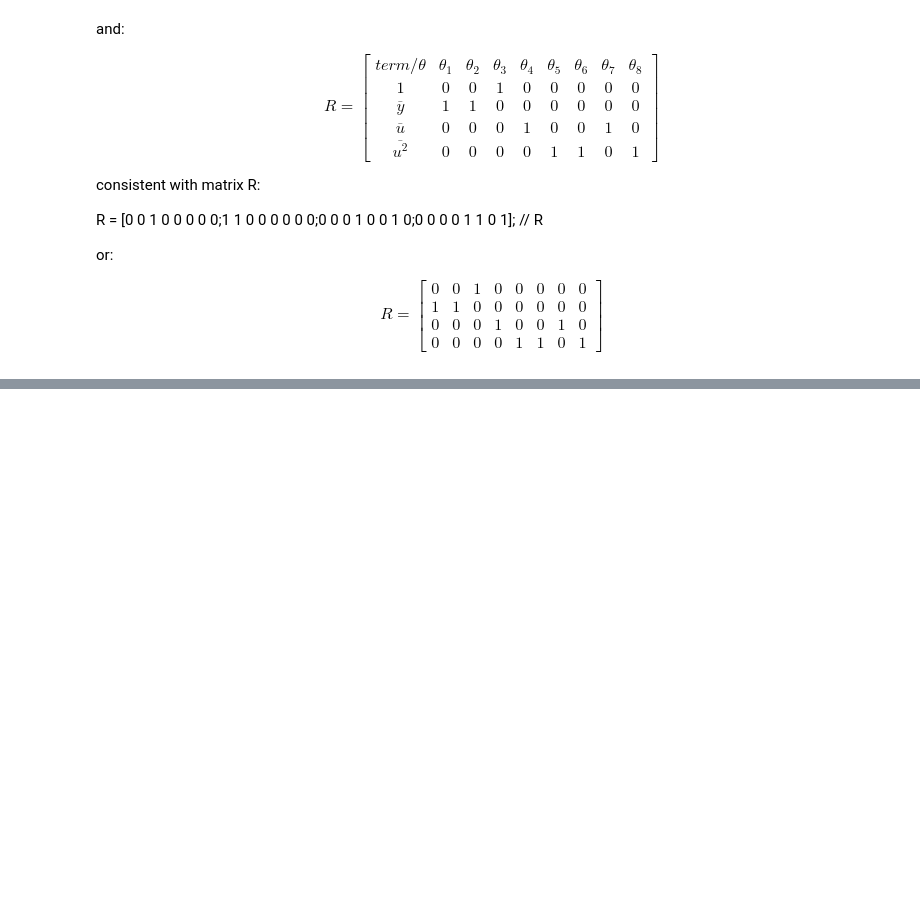
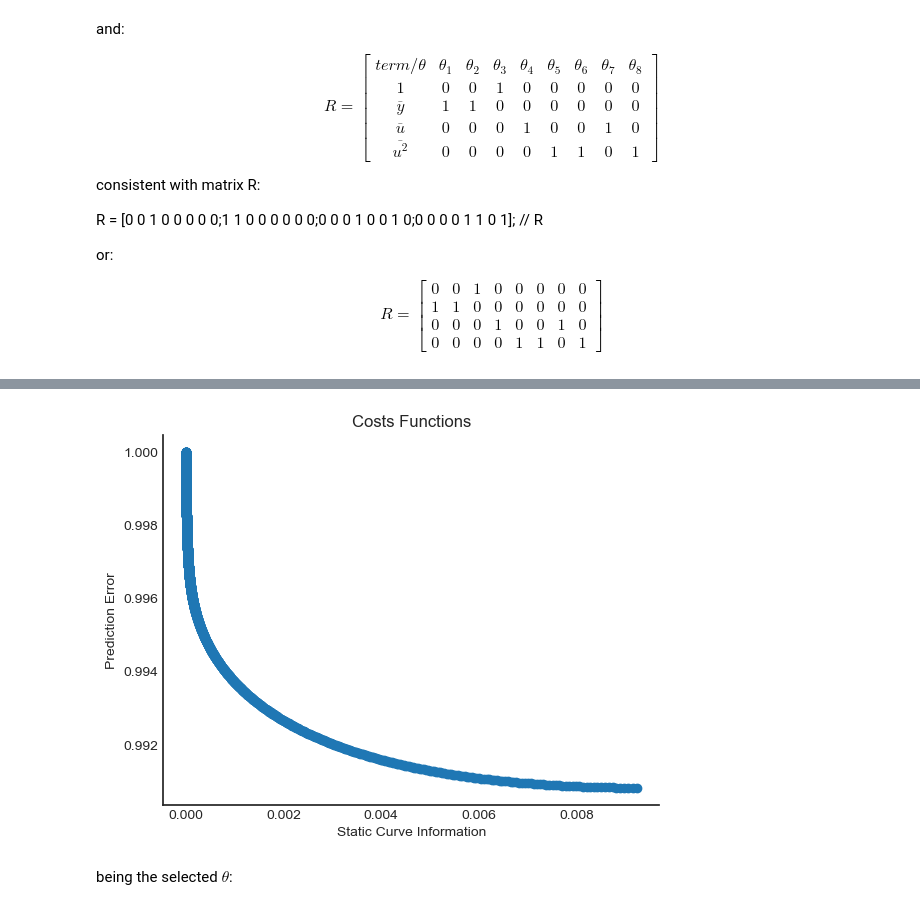
Before and after one commit to GabrielBuenoLeandro/Multiobjetive, a Jupyter notebook: conversor_buck.ipynb, the cells around one changed output, grey strips where cells are left out. Drawn from its saved outputs; the diff is of its cells as text; code cells hidden in the pictures; blank space fills up the shorter version.

```diff
--- a/conversor_buck.ipynb
+++ b/conversor_buck.ipynb
@@ -667,0 +739,11 @@ $$
+# %%
+plt.figure(11)
+plt.title('Costs Functions')
+plt.plot(J[1,:], J[0,:], 'o')
+plt.xlabel('Static Curve Information')
+plt.ylabel('Prediction Error')
+plt.show()
+# %% [output]
+[figure, added]
+# %% [markdown]
+being the selected $\theta$:
```
Also changed, not shown: parts of 30 cells of this notebook, 1 other file.
